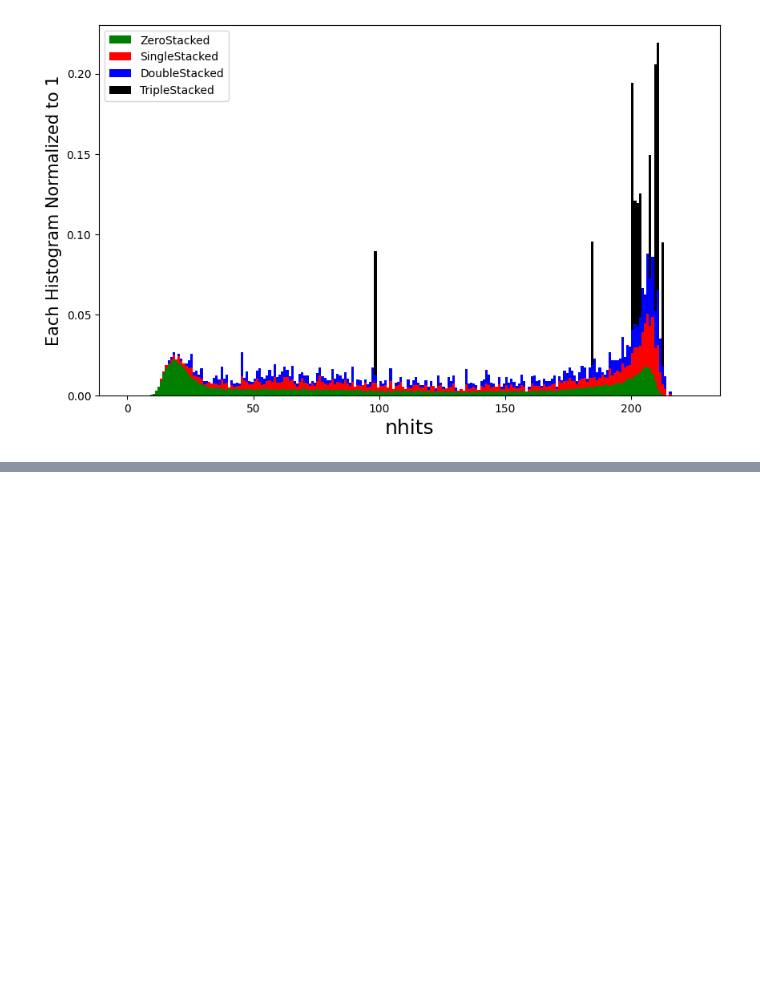
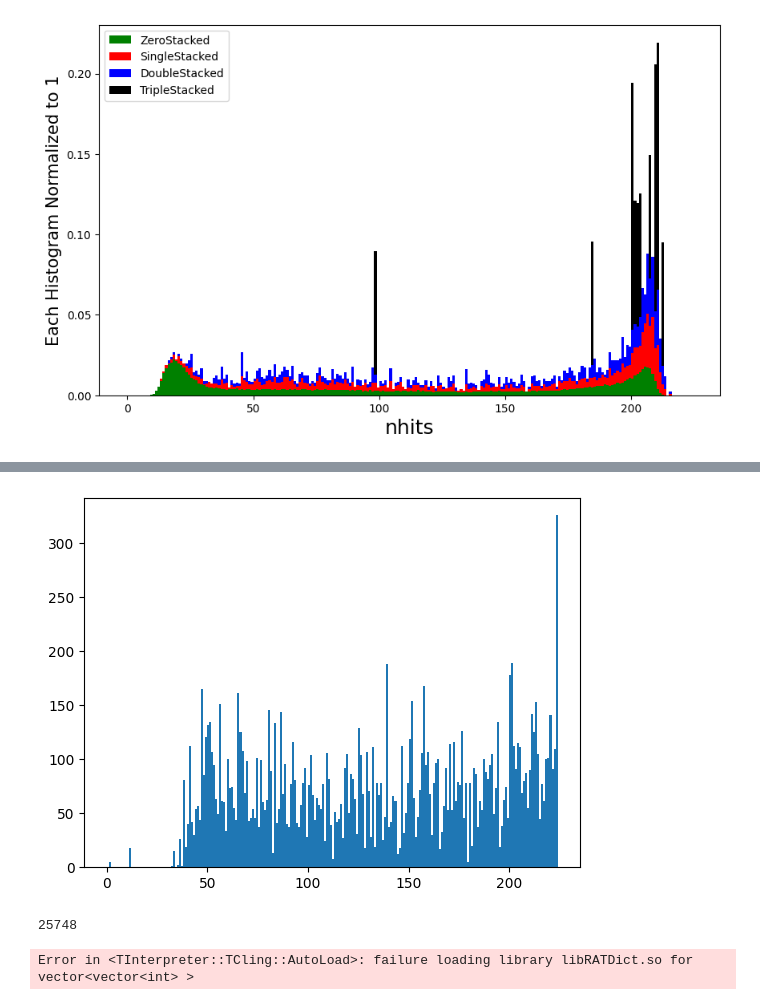
Before and after one commit to wtoslac/EosAnalyses, a Jupyter notebook: Wing/MuonAnalysis.ipynb, the cells around one changed output, grey strips where cells are left out. Cells and saved outputs as stored; diff of their text form; code cells hidden in the pictures; blank space fills up the shorter version.

```diff
--- a/Wing/MuonAnalysis.ipynb
+++ b/Wing/MuonAnalysis.ipynb
@@ -245,0 +390,15 @@ Total Events= 58988  Zeros=  54645  Singles=  1562  Doubles=  617  Triples= 13
+# %%
+import ROOT
+import numpy as np
+import matplotlib.pyplot as plt
+import matplotlib.colors as colors
+
+rdf = ROOT.RDataFrame("output","/mnt/data/eos/simulations/muon/eos_muon_water_trigthres30_70kcomb.root")
+nhits = rdf.AsNumpy(columns=["nhits"])["nhits"]
+plt.hist(nhits,bins=range(0,225))
+plt.show()
+print(len(nhits))
+# %% [output]
+[figure, added]
+25748
+Error in <TInterpreter::TCling::AutoLoad>: failure loading library libRATDict.so for vector<vector<int> >
```
Also changed, not shown: parts of 4 cells of this notebook, 1 other file.
